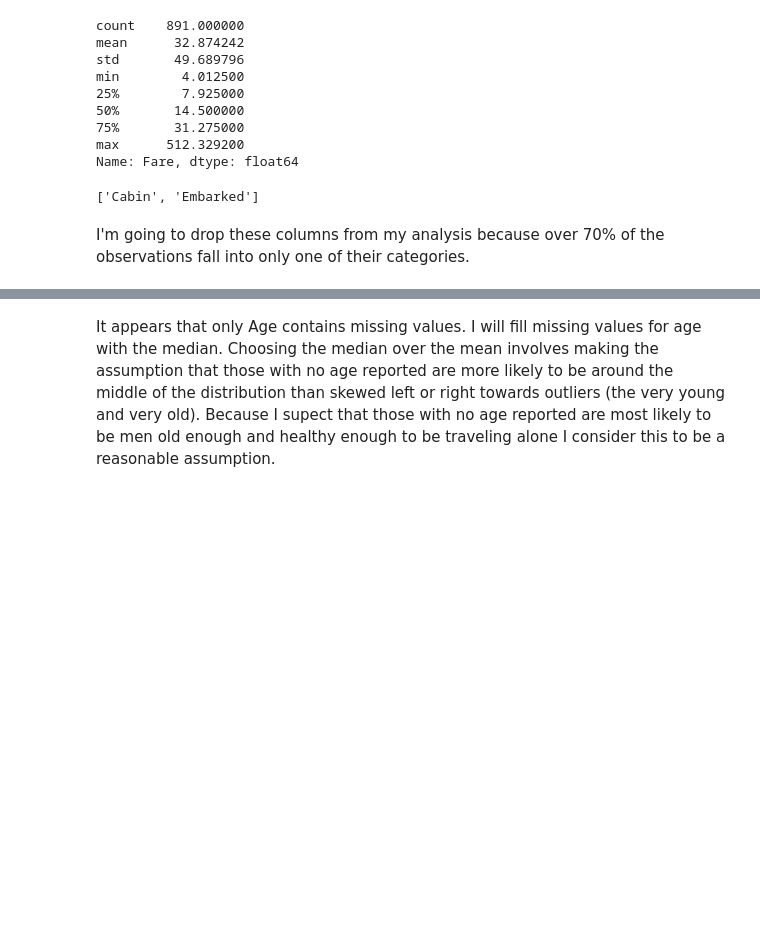
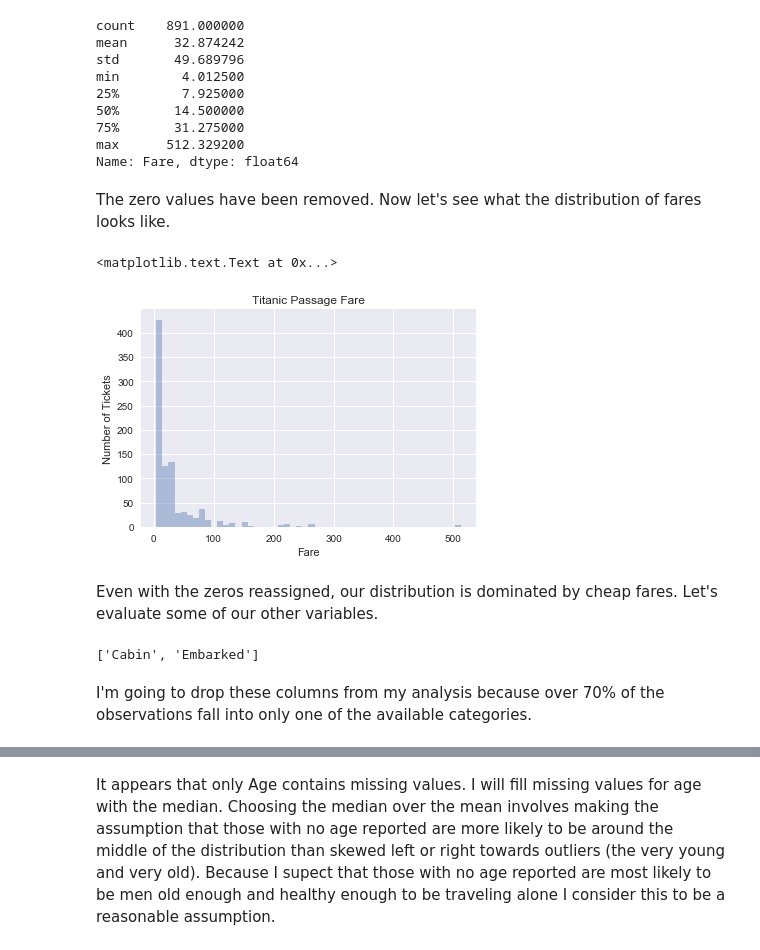
Before and after one commit to broad32/byu_econ_applied_machine_learning, a Jupyter notebook: homeworks/Homework_4.ipynb, the cells around one changed output, grey strips where cells are left out. Saved outputs shown, nothing was run; the diff lists cells and outputs as text; code cells hidden in the pictures; blank space fills up the shorter version.

```diff
--- a/homeworks/Homework_4.ipynb
+++ b/homeworks/Homework_4.ipynb
@@ -174,6 +170,17 @@ min        4.012500
 75%       31.275000
 max      512.329200
 Name: Fare, dtype: float64
+# %% [markdown]
+The zero values have been removed.  Now let's see what the distribution of fares looks like.
+# %%
+sns.distplot(train.Fare, kde=False)
+plt.ylabel('Number of Tickets')
+plt.title('Titanic Passage Fare')
+# %% [output]
+<matplotlib.text.Text at 0x...>
+[figure, added]
+# %% [markdown]
+Even with the zeros reassigned, our distribution is dominated by cheap fares.  Let's evaluate some of our other variables.
 # %%
 dropped = []
 for i in train:
@@ -186,7 +193,7 @@ dropped
 # %% [output]
 ['Cabin', 'Embarked']
 # %% [markdown]
-I'm going to drop these columns from my analysis because over 70% of the observations fall into only one of their categories.
+I'm going to drop these columns from my analysis because over 70% of the observations fall into only one of the available categories.
 # %%
 train=train.drop(['Cabin','Embarked'],axis=1)
 train.head()
```
Also changed, not shown: parts of 41 cells of this notebook.
